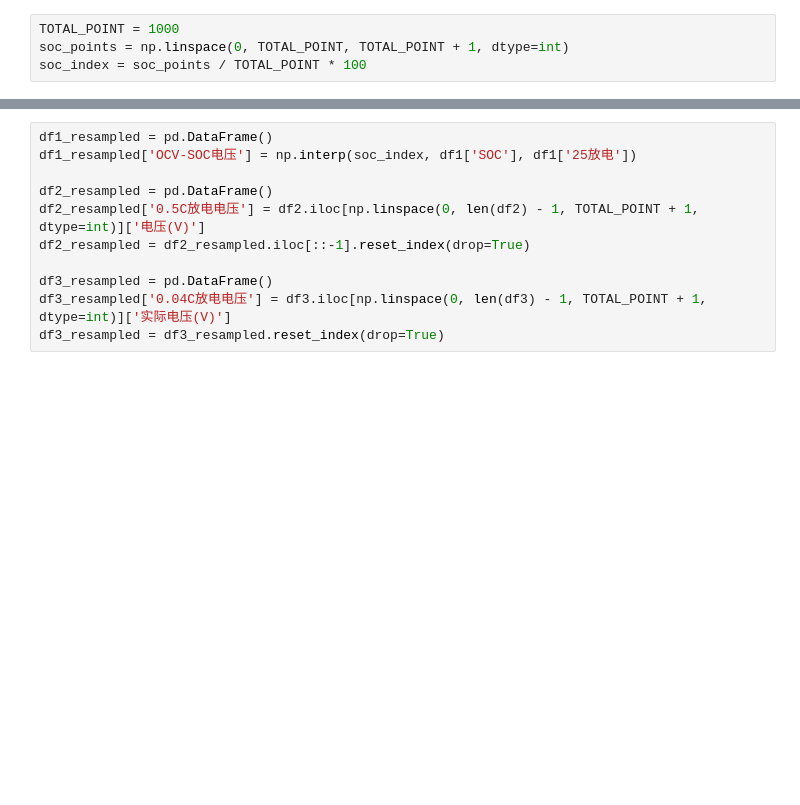
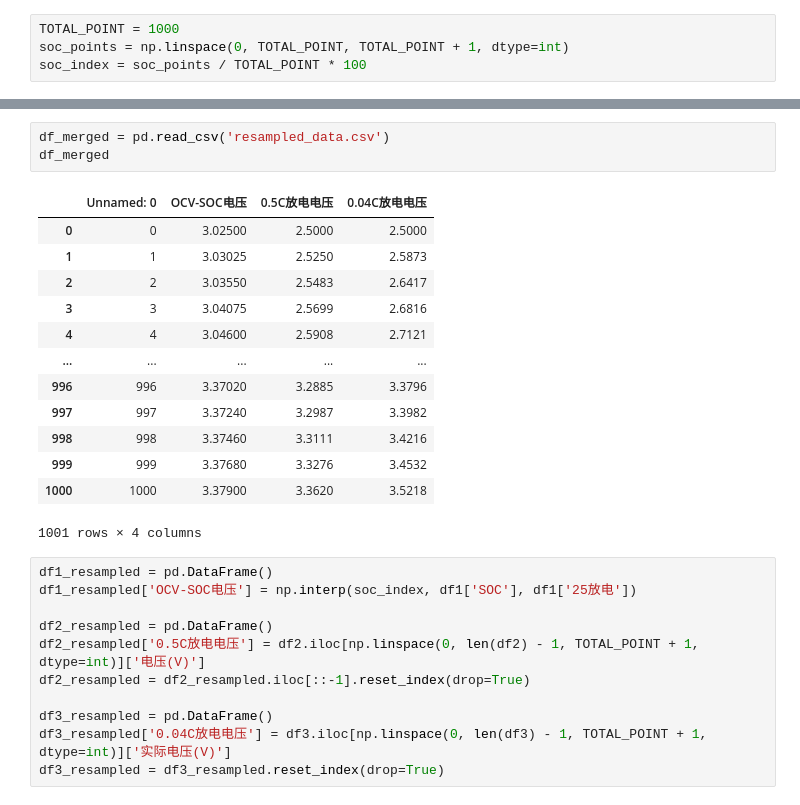
Before and after one commit to sonicsy/dischg_curve, a Jupyter notebook: soc_curve.ipynb, the cells around one changed output, grey strips where cells are left out. Saved outputs shown, nothing was run; the diff lists cells and outputs as text; blank space fills up the shorter version.

```diff
--- a/soc_curve.ipynb
+++ b/soc_curve.ipynb
@@ -17,3 +31,20 @@ soc_index = soc_points / TOTAL_POINT * 100
+# %%
+df_merged = pd.read_csv('resampled_data.csv')
+df_merged
+# %% [output]
+|  | Unnamed: 0 | OCV-SOC电压 | 0.5C放电电压 | 0.04C放电电压 |
+| 0 | 0 | 3.02500 | 2.5000 | 2.5000 |
+| 1 | 1 | 3.03025 | 2.5250 | 2.5873 |
+| 2 | 2 | 3.03550 | 2.5483 | 2.6417 |
+| 3 | 3 | 3.04075 | 2.5699 | 2.6816 |
+| 4 | 4 | 3.04600 | 2.5908 | 2.7121 |
+| ... | ... | ... | ... | ... |
+| 996 | 996 | 3.37020 | 3.2885 | 3.3796 |
+| 997 | 997 | 3.37240 | 3.2987 | 3.3982 |
+| 998 | 998 | 3.37460 | 3.3111 | 3.4216 |
+| 999 | 999 | 3.37680 | 3.3276 | 3.4532 |
+| 1000 | 1000 | 3.37900 | 3.3620 | 3.5218 |
+1001 rows × 4 columns
 # %%
 df1_resampled = pd.DataFrame()
 df1_resampled['OCV-SOC电压'] = np.interp(soc_index, df1['SOC'], df1['25放电'])
```
Also changed, not shown: parts of 2 cells of this notebook, 1 other file.
